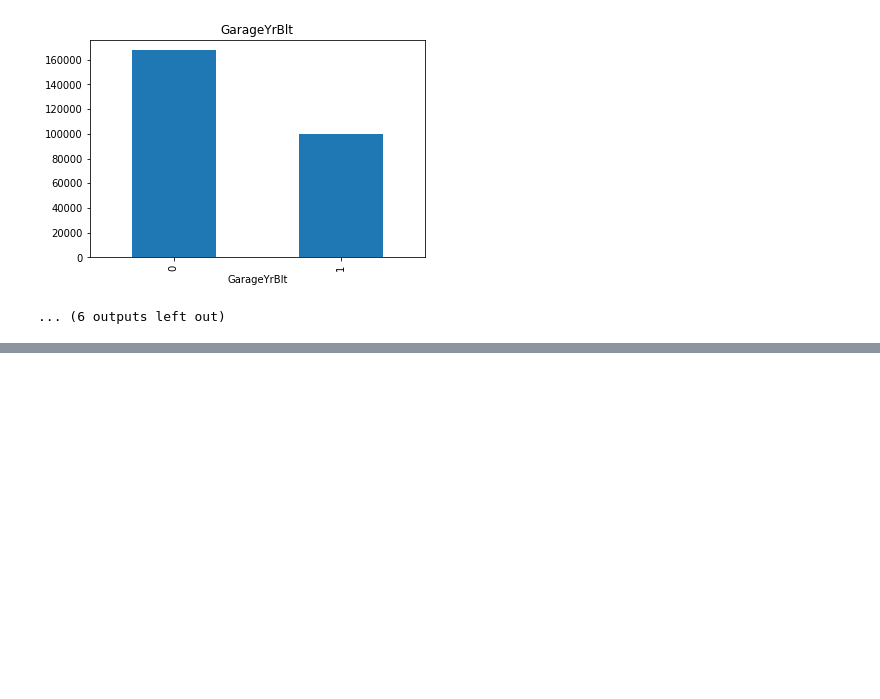
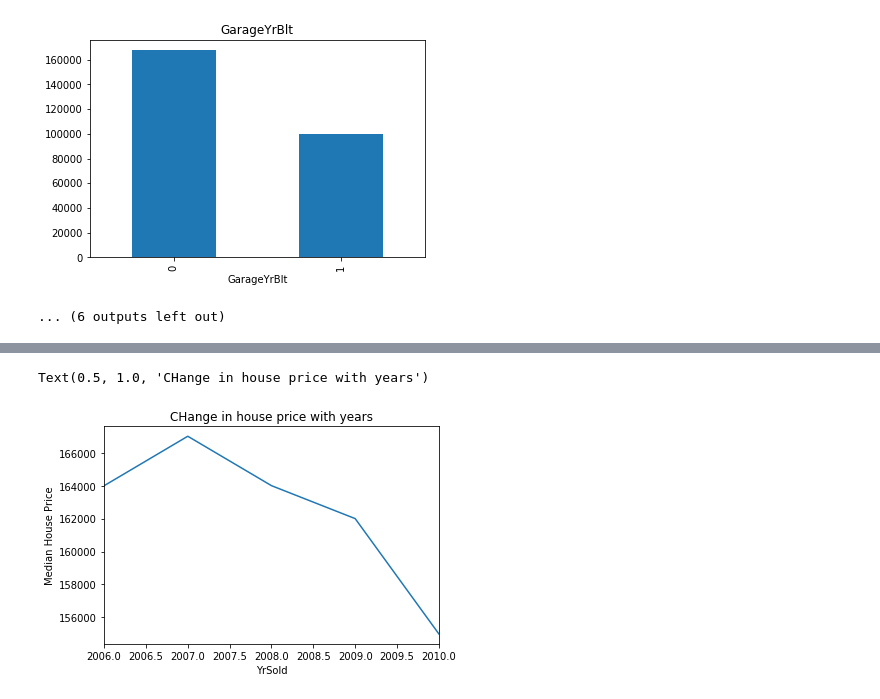
Before and after one commit to Joseorina/deploy_ml_models, a Jupyter notebook: jupyter_notebooks/data_analysis.ipynb, the cells around one changed output, grey strips where cells are left out. Drawn from its saved outputs; the diff is of its cells as text; code cells hidden in the pictures; blank space fills up the shorter version.

```diff
--- a/jupyter_notebooks/data_analysis.ipynb
+++ b/jupyter_notebooks/data_analysis.ipynb
@@ -74,0 +128,7 @@ for var in vars_with_na:
+# %%
+data.groupby('YrSold')['SalePrice'].median().plot()
+plt.ylabel('Median House Price')
+plt.title('CHange in house price with years')
+# %% [output]
+Text(0.5, 1.0, 'CHange in house price with years')
+[figure, added]
```
Also changed, not shown: parts of 7 cells of this notebook.
